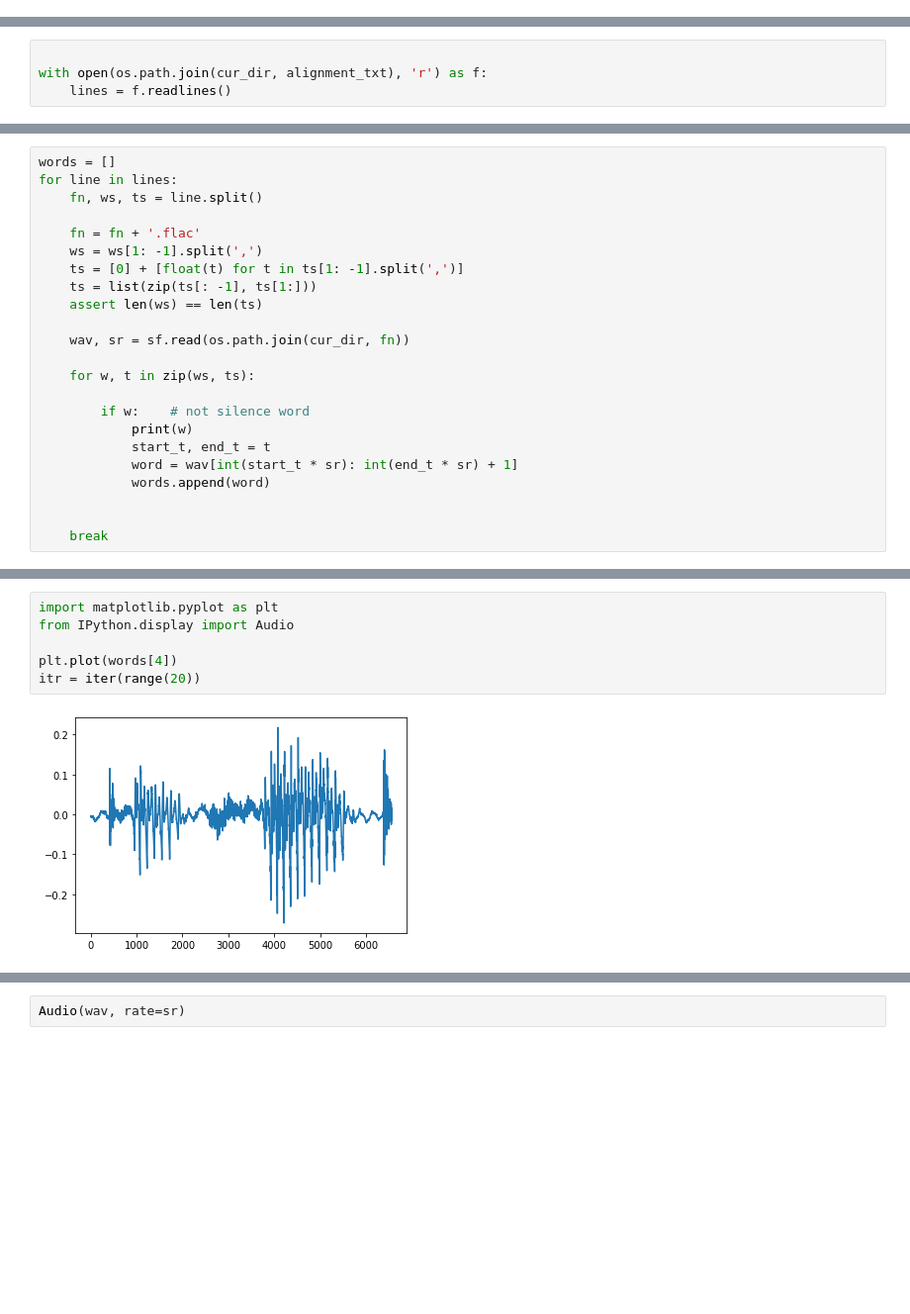
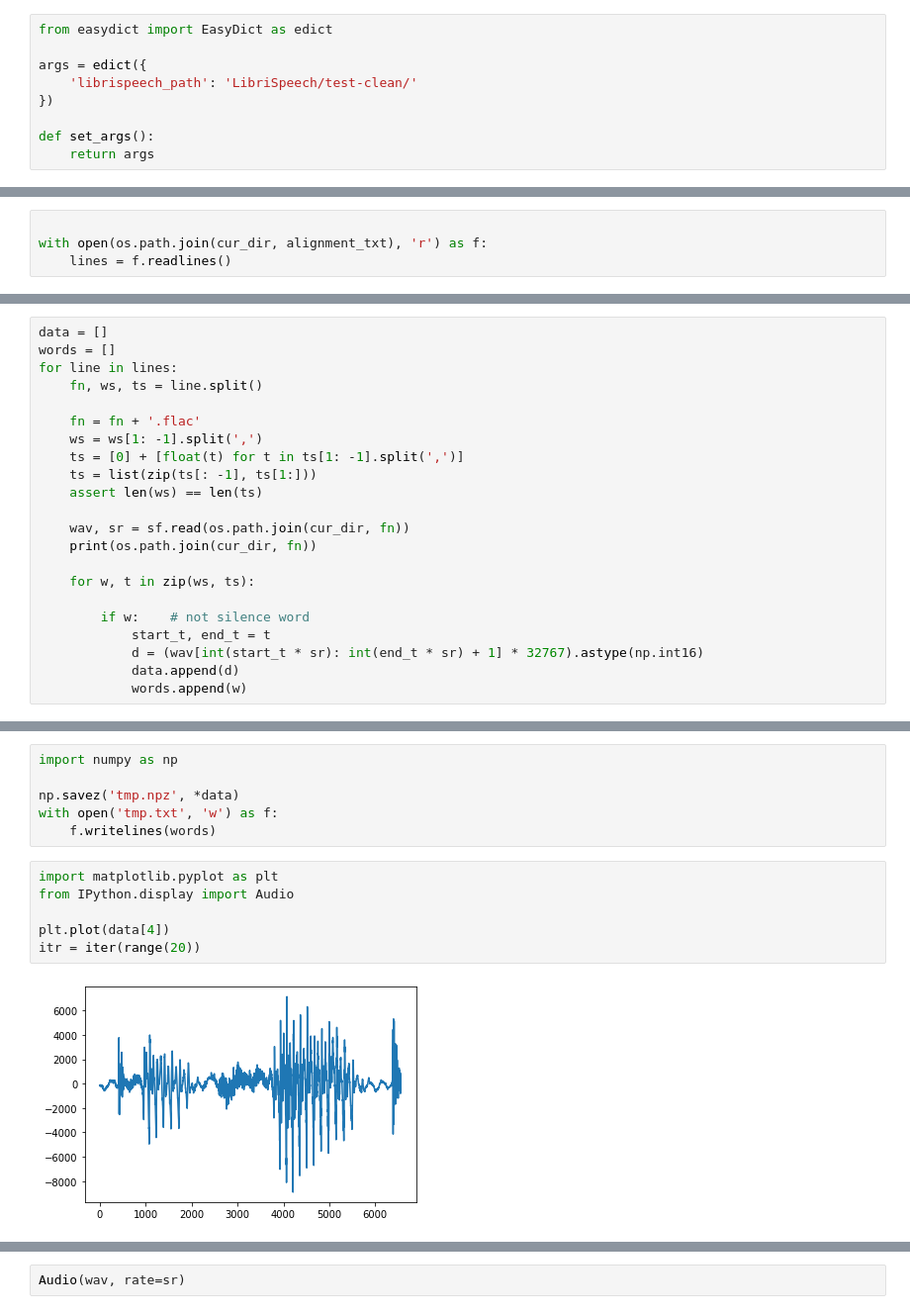
Before and after one commit to yjang43/Speech2Vec, a Jupyter notebook: word_alignment.ipynb, the cells around one changed output, grey strips where cells are left out. Shown at 99% size. Drawn from its saved outputs; the diff is of its cells as text; blank space fills up the shorter version.

Commit message:
Create word aligned data under data directory, in convention of r_id-c_id.npz and r_id-c_id.txt is created.

```diff
--- a/word_alignment.ipynb
+++ b/word_alignment.ipynb
@@ -4,0 +6,9 @@ import soundfile as sf
+# %%
+from easydict import EasyDict as edict
+
+args = edict({
+    'librispeech_path': 'LibriSpeech/test-clean/'
+})
+
+def set_args():
+    return args
@@ -22,4 +92,5 @@ with open(os.path.join(cur_dir, alignment_txt), 'r') as f:
 # %%
+data = []
 words = []
 for line in lines:
     fn, ws, ts = line.split()
@@ -31,15 +102,13 @@ for line in lines:
     assert len(ws) == len(ts)
 
     wav, sr = sf.read(os.path.join(cur_dir, fn))
+    print(os.path.join(cur_dir, fn))
 
     for w, t in zip(ws, ts):
 
         if w:    # not silence word
-            print(w)
             start_t, end_t = t
-            word = wav[int(start_t * sr): int(end_t * sr) + 1]
-            words.append(word)
-
-
-    break
+            d = (wav[int(start_t * sr): int(end_t * sr) + 1] * 32767).astype(np.int16)
+            data.append(d)
+            words.append(w)
 # %% [output]
@@ -63,9 +132,15 @@ LEFT
+# %%
+import numpy as np
+
+np.savez('tmp.npz', *data)
+with open('tmp.txt', 'w') as f:
+    f.writelines(words)
 # %%
 import matplotlib.pyplot as plt
 from IPython.display import Audio
 
-plt.plot(words[4])
+plt.plot(data[4])
 itr = iter(range(20))
 # %% [output]
-[figure, old version]
+[figure, new version]
 # %%
```
Also changed, not shown: parts of 12 cells of this notebook, 2 other files.
